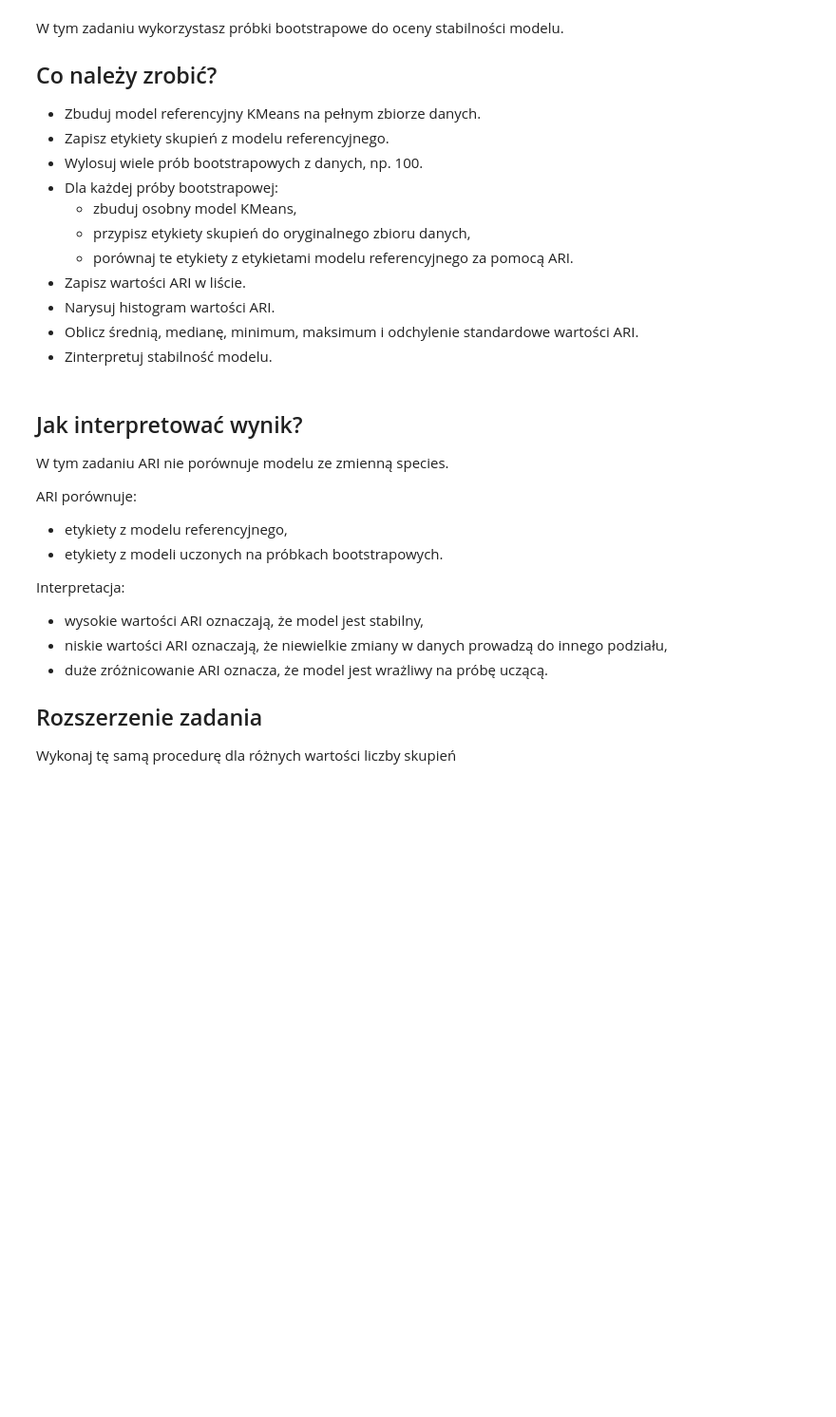
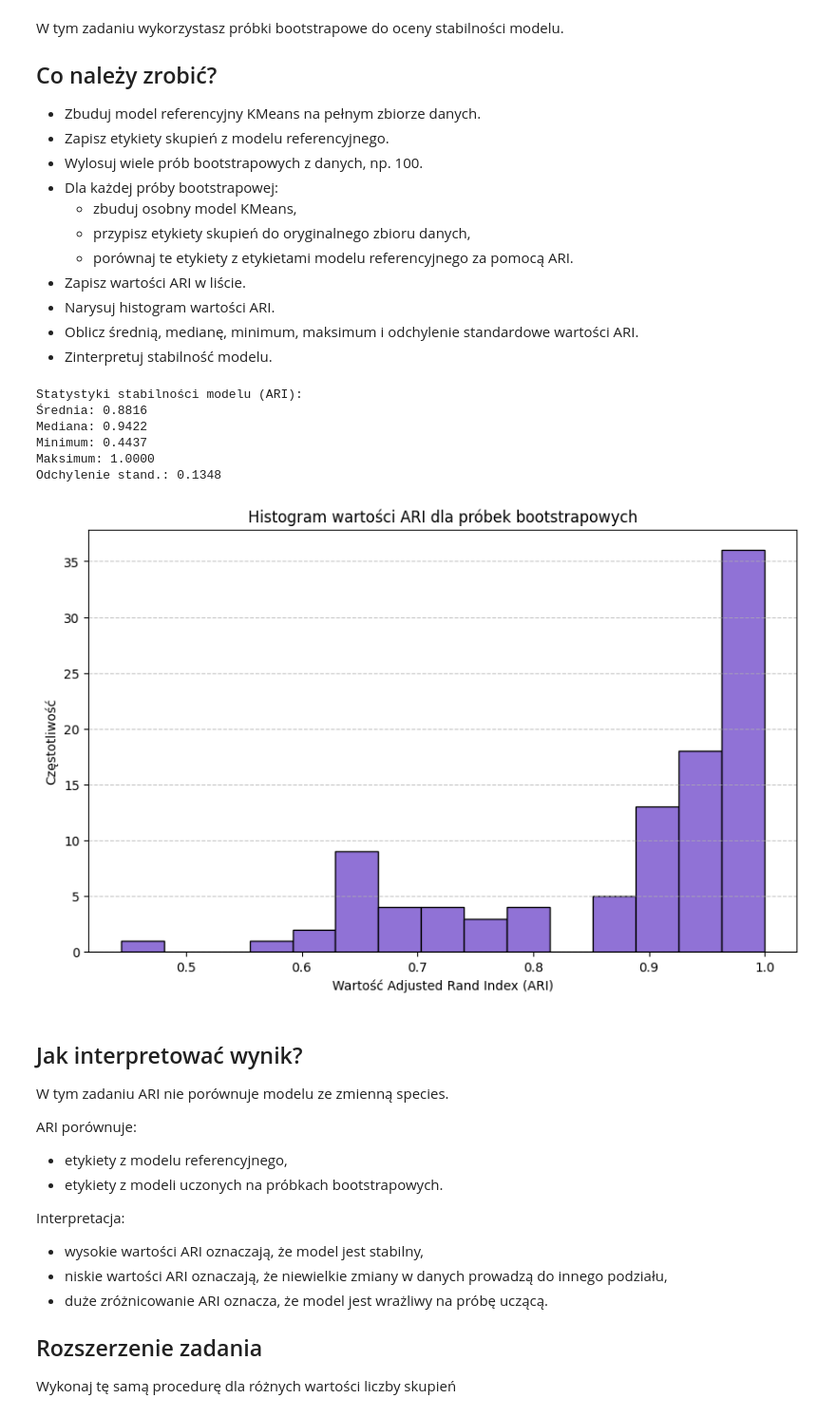
Before and after one commit to kingaorlowicz/Data_Mining_agh, a Jupyter notebook: lab3/IRIS_AGH_LAB.ipynb, the cells around one changed output. Shown at 95% size. Drawn from its saved outputs; the diff is of its cells as text; code cells hidden in the pictures; blank space fills up the shorter version.

```diff
--- a/lab3/IRIS_AGH_LAB.ipynb
+++ b/lab3/IRIS_AGH_LAB.ipynb
@@ -1446,6 +1542,62 @@ W tym zadaniu wykorzystasz próbki bootstrapowe do oceny stabilności modelu.
 - Narysuj histogram wartości ARI.
 - Oblicz średnią, medianę, minimum, maksimum i odchylenie standardowe wartości ARI.
 - Zinterpretuj stabilność modelu.
+# %%
+from sklearn.utils import resample
+
+# model referencyjny
+k = 3
+kmeans_ref = KMeans(n_clusters=k, random_state=1)
+kmeans_ref.fit(iris_df[predictors])
+
+# etykiety referencyjne dla całego zbioru danych
+labels_ref = kmeans_ref.labels_
+
+# bootstrap
+n_bootstrap = 100
+ari_values = []
+
+for i in range(n_bootstrap):
+    boot_sample = resample(iris_df[predictors], random_state=i)
+
+    kmeans_boot = KMeans(n_clusters=k, random_state=i)
+    kmeans_boot.fit(boot_sample)
+
+    labels_boot = kmeans_boot.predict(iris_df[predictors])
+
+    ari = adjusted_rand_score(labels_ref, labels_boot)
+    ari_values.append(ari)
+
+# statystyki
+ari_series = pd.Series(ari_values)
+stats = {
+    'Średnia': ari_series.mean(),
+    'Mediana': ari_series.median(),
+    'Minimum': ari_series.min(),
+    'Maksimum': ari_series.max(),
+    'Odchylenie stand.': ari_series.std()
+}
+
+print("Statystyki stabilności modelu (ARI):")
+for key, value in stats.items():
+    print(f"{key}: {value:.4f}")
+
+# histogram
+plt.figure(figsize=(10, 6))
+plt.hist(ari_values, bins=15, color='#9072d6', edgecolor='black')
+plt.title('Histogram wartości ARI dla próbek bootstrapowych')
+plt.xlabel('Wartość Adjusted Rand Index (ARI)')
+plt.ylabel('Częstotliwość')
+plt.grid(axis='y', linestyle='--', alpha=0.7)
+plt.show()
+# %% [output]
+Statystyki stabilności modelu (ARI):
+Średnia: 0.8816
+Mediana: 0.9422
+Minimum: 0.4437
+Maksimum: 1.0000
+Odchylenie stand.: 0.1348
+[figure, added]
 # %% [markdown]
 ## Jak interpretować wynik?
 
```
Also changed, not shown: parts of 16 cells of this notebook.
